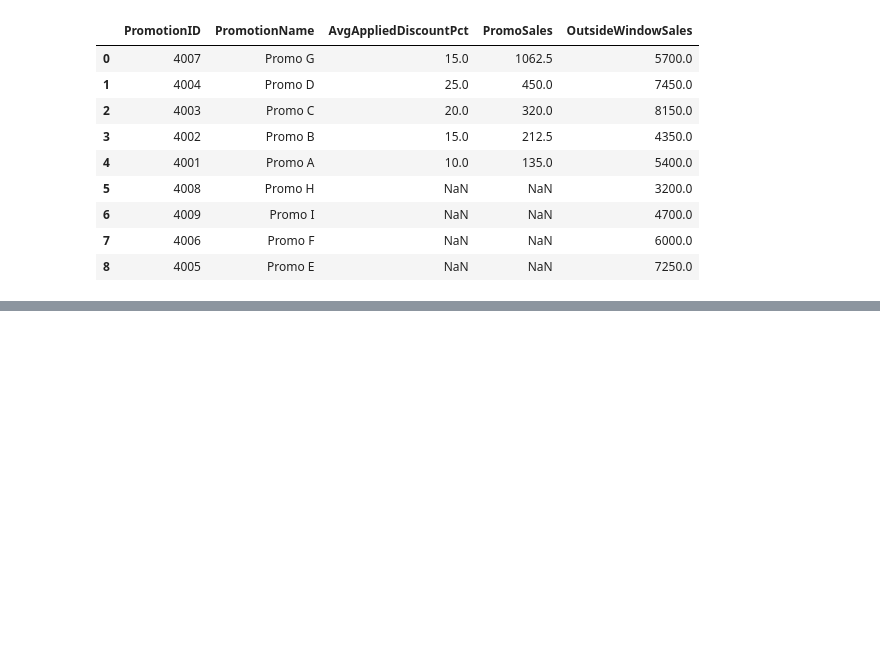
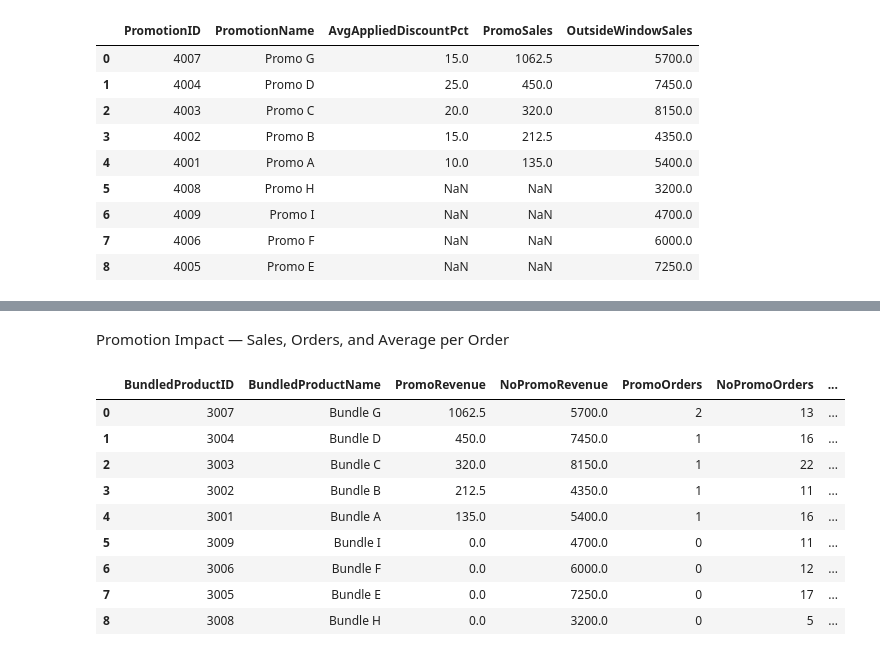
Before and after one commit to reyreyli/case_studies, a Jupyter notebook: 02_sql_analysis.ipynb, the cells around one changed output, grey strips where cells are left out. Saved outputs shown, nothing was run; the diff lists cells and outputs as text; code cells hidden in the pictures; blank space fills up the shorter version.

```diff
--- a/02_sql_analysis.ipynb
+++ b/02_sql_analysis.ipynb
@@ -523,0 +464,39 @@ ORDER BY PromoGross DESC NULLS LAST;
+# %% [markdown]
+Promotion Impact — Sales, Orders, and Average per Order
+# %%
+con.execute("""
+SELECT
+  BundledProductID,
+  BundledProductName,
+
+  SUM(CASE WHEN IsPromotionActive = 1 THEN NetProductSalesAmount ELSE 0 END) AS PromoRevenue,
+  SUM(CASE WHEN IsPromotionActive = 0 OR PromotionID IS NULL THEN NetProductSalesAmount ELSE 0 END) AS NoPromoRevenue,
+
+  COUNT(DISTINCT CASE WHEN IsPromotionActive = 1 THEN OrderID END) AS PromoOrders,
+  COUNT(DISTINCT CASE WHEN IsPromotionActive = 0 OR PromotionID IS NULL THEN OrderID END) AS NoPromoOrders,
+
+  CASE WHEN COUNT(DISTINCT CASE WHEN IsPromotionActive = 1 THEN OrderID END) > 0
+       THEN SUM(CASE WHEN IsPromotionActive = 1 THEN NetProductSalesAmount ELSE 0 END)
+            / COUNT(DISTINCT CASE WHEN IsPromotionActive = 1 THEN OrderID END)
+       ELSE 0 END AS AvgSalesPerPromoOrder,
+
+  CASE WHEN COUNT(DISTINCT CASE WHEN IsPromotionActive = 0 OR PromotionID IS NULL THEN OrderID END) > 0
+       THEN SUM(CASE WHEN IsPromotionActive = 0 OR PromotionID IS NULL THEN NetProductSalesAmount ELSE 0 END)
+            / COUNT(DISTINCT CASE WHEN IsPromotionActive = 0 OR PromotionID IS NULL THEN OrderID END)
+       ELSE 0 END AS AvgSalesPerNoPromoOrder
+
+FROM v_promotion_impact
+GROUP BY BundledProductID, BundledProductName
+ORDER BY PromoRevenue DESC;
+""").df()
+# %% [output]
+|  | BundledProductID | BundledProductName | PromoRevenue | NoPromoRevenue | PromoOrders | NoPromoOrders | ... |
+| 0 | 3007 | Bundle G | 1062.5 | 5700.0 | 2 | 13 | ... |
+| 1 | 3004 | Bundle D | 450.0 | 7450.0 | 1 | 16 | ... |
+| 2 | 3003 | Bundle C | 320.0 | 8150.0 | 1 | 22 | ... |
+| 3 | 3002 | Bundle B | 212.5 | 4350.0 | 1 | 11 | ... |
+| 4 | 3001 | Bundle A | 135.0 | 5400.0 | 1 | 16 | ... |
+| 5 | 3009 | Bundle I | 0.0 | 4700.0 | 0 | 11 | ... |
+| 6 | 3006 | Bundle F | 0.0 | 6000.0 | 0 | 12 | ... |
+| 7 | 3005 | Bundle E | 0.0 | 7250.0 | 0 | 17 | ... |
+| 8 | 3008 | Bundle H | 0.0 | 3200.0 | 0 | 5 | ... |
```
Also changed, not shown: parts of 4 cells of this notebook.
